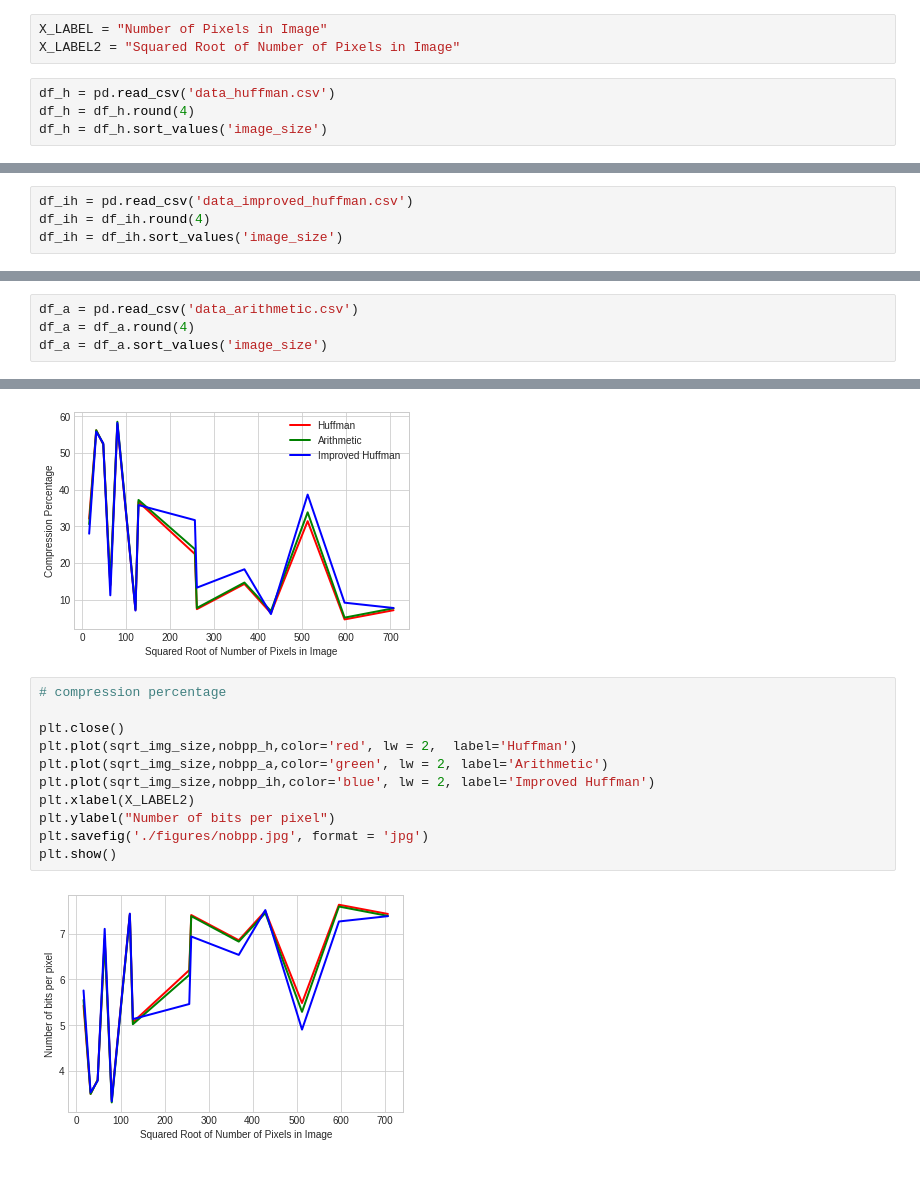
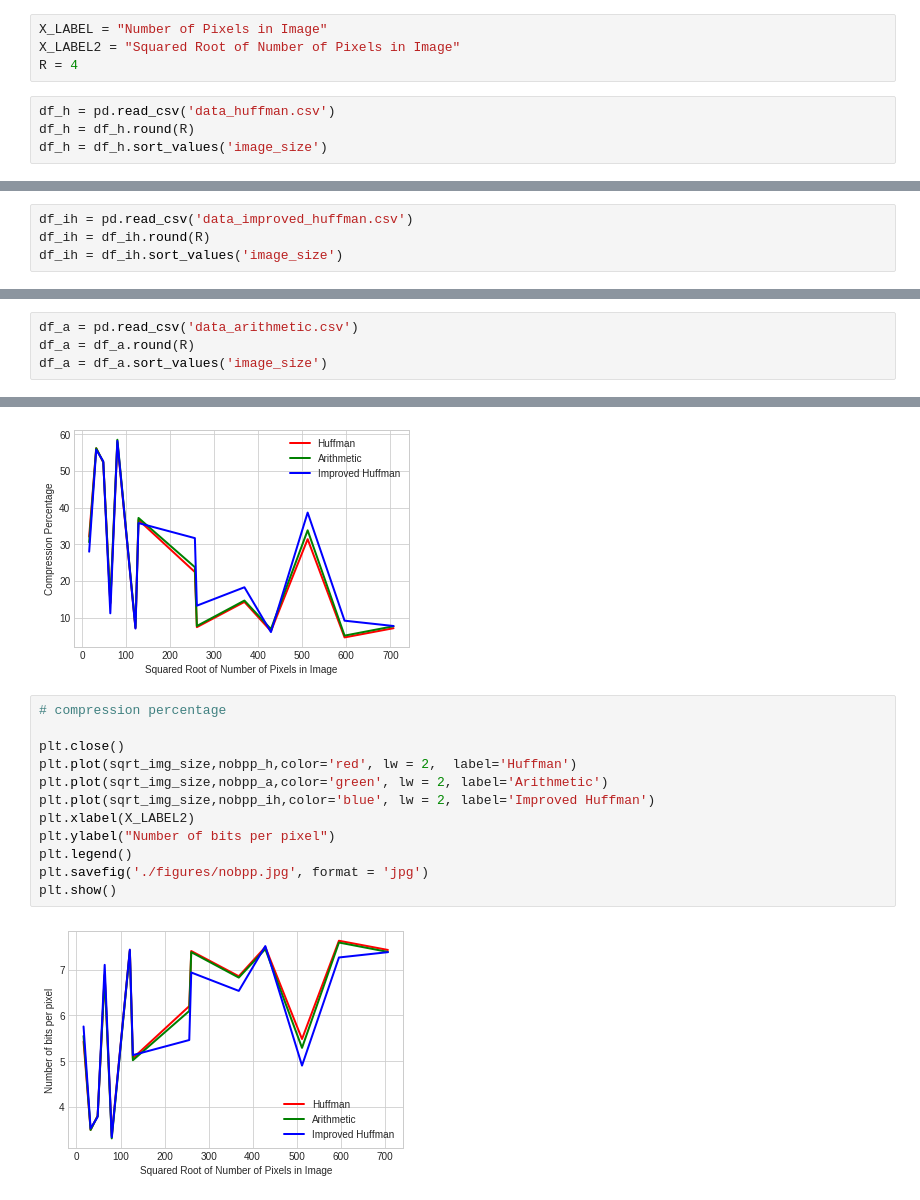
Before and after one commit to sundeshgupta/encoding-algorithm, a Jupyter notebook: Plots.ipynb, the cells around one changed output, grey strips where cells are left out. Saved outputs shown, nothing was run; the diff lists cells and outputs as text.

```diff
--- a/Plots.ipynb
+++ b/Plots.ipynb
@@ -6,9 +6,10 @@ import numpy as np
 # %%
 X_LABEL = "Number of Pixels in Image"
 X_LABEL2 = "Squared Root of Number of Pixels in Image"
+R = 4
 # %%
 df_h = pd.read_csv('data_huffman.csv')
-df_h = df_h.round(4)
+df_h = df_h.round(R)
 df_h = df_h.sort_values('image_size')
 # %%
 df_h
@@ -38,7 +39,7 @@ dt_h = df_h.iloc[:, 6].values
 dm_h = df_h.iloc[:, 7].values
 # %%
 df_ih = pd.read_csv('data_improved_huffman.csv')
-df_ih = df_ih.round(4)
+df_ih = df_ih.round(R)
 df_ih = df_ih.sort_values('image_size')
 # %%
 df_ih
@@ -68,7 +69,7 @@ dt_ih = df_ih.iloc[:, 6].values
 dm_ih = df_ih.iloc[:, 7].values
 # %%
 df_a = pd.read_csv('data_arithmetic.csv')
-df_a = df_a.round(4)
+df_a = df_a.round(R)
 df_a = df_a.sort_values('image_size')
 # %%
 df_a
@@ -175,13 +176,14 @@ plt.show()
 # %%
 # compression percentage
 
 plt.close()
 plt.plot(sqrt_img_size,nobpp_h,color='red', lw = 2,  label='Huffman')
 plt.plot(sqrt_img_size,nobpp_a,color='green', lw = 2, label='Arithmetic')
 plt.plot(sqrt_img_size,nobpp_ih,color='blue', lw = 2, label='Improved Huffman')
 plt.xlabel(X_LABEL2)
 plt.ylabel("Number of bits per pixel")
+plt.legend()
 plt.savefig('./figures/nobpp.jpg', format = 'jpg')
 plt.show()
 # %% [output]
-[figure, old version]
+[figure, new version]
```
Also changed, not shown: parts of 4 cells of this notebook, 11 other files.
